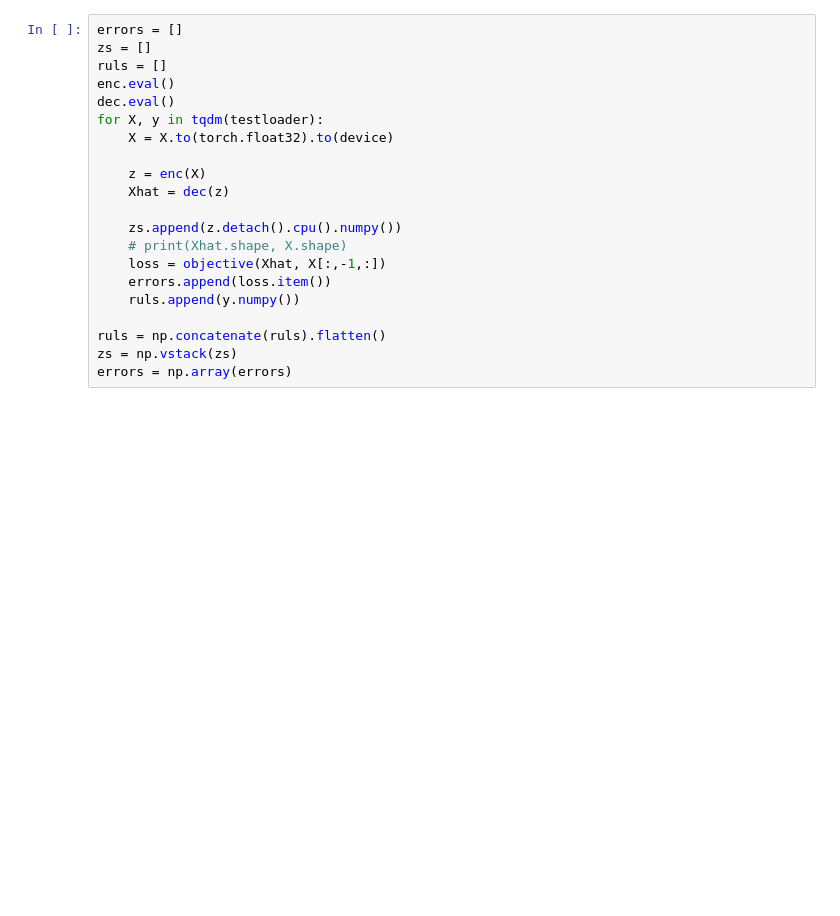
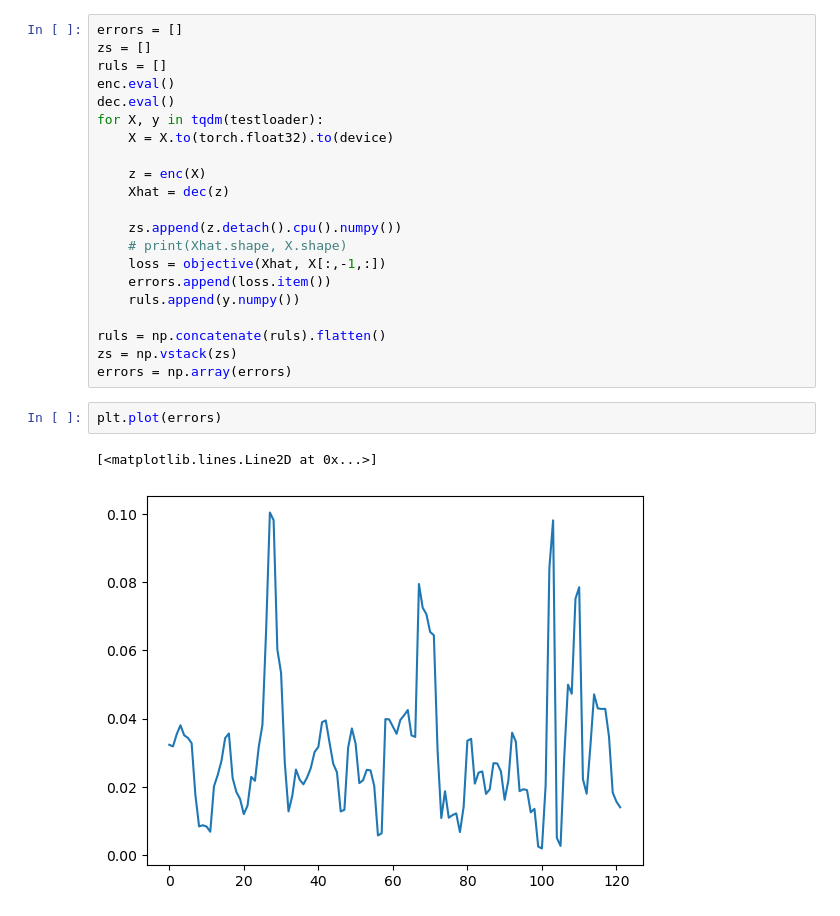
Before and after one commit to 4belito/autoregressive-rul, a Jupyter notebook: StateAutoencoder.ipynb, the cells around one changed output. Saved outputs shown, nothing was run; the diff lists cells and outputs as text; blank space fills up the shorter version.

```diff
--- a/StateAutoencoder.ipynb
+++ b/StateAutoencoder.ipynb
@@ -201,6 +162,11 @@ for X, y in tqdm(testloader):
 ruls = np.concatenate(ruls).flatten()
 zs = np.vstack(zs)
 errors = np.array(errors)
+# %%
+plt.plot(errors)
+# %% [output]
+[<matplotlib.lines.Line2D at 0x...>]
+[figure, added]
 # %%
 plt.title("Latent Space")
 scatter = plt.scatter(zs[:,0], zs[:,1], c=ruls)
```
Also changed, not shown: parts of 24 cells of this notebook, 37 other files.
